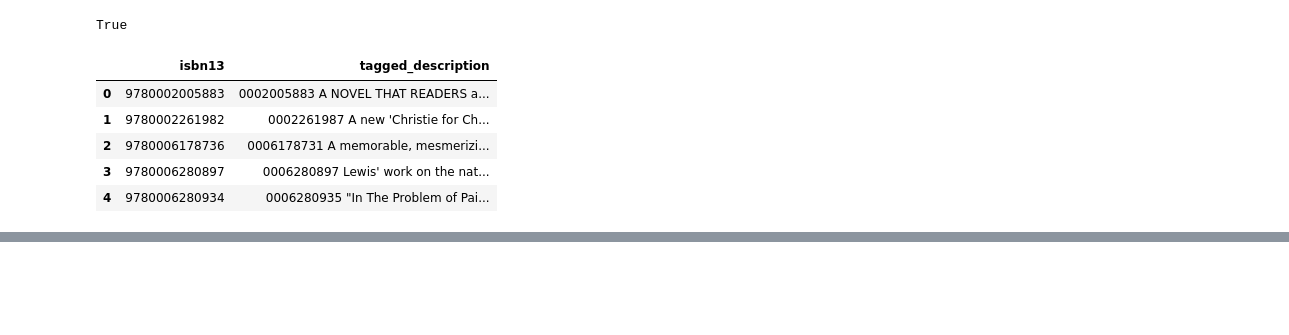
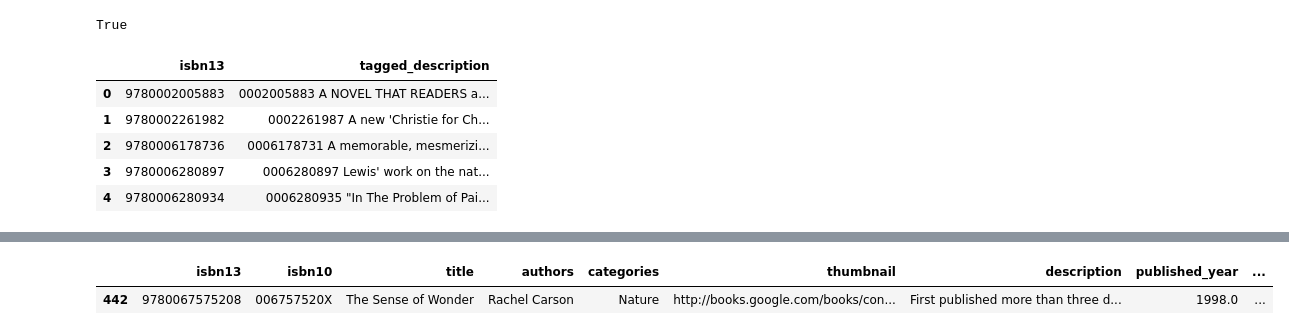
Before and after one commit to girishSaiWork/bookRecommender, a Jupyter notebook: src/jobs/research/vector-search.ipynb, the cells around one changed output, grey strips where cells are left out. Saved outputs shown, nothing was run; the diff lists cells and outputs as text; code cells hidden in the pictures; blank space fills up the shorter version.

Commit message:
Vector search retriever

```diff
--- a/src/jobs/research/vector-search.ipynb
+++ b/src/jobs/research/vector-search.ipynb
@@ -13,8 +13,8 @@ load_dotenv()
 True
 # %%
 import pandas as pd
-file_path = r"C:\Users\saigi\PycharmProjects\bookRecommender\data\books_cleaned.csv"
-books = pd.read_csv(file_path)
+cleaned_file_path = r"C:\Users\saigi\PycharmProjects\bookRecommender\data\books_cleaned.csv"
+books = pd.read_csv(cleaned_file_path)
 # %%
 books[["isbn13","tagged_description"]].head()
 # %% [output]
@@ -33,0 +29,4 @@ Index(['isbn13', 'isbn10', 'title', 'authors', 'categories', 'thumbnail',
+# %%
+raw_documents = TextLoader("tagged_description.txt", encoding="utf-8").load()
+text_splitter = CharacterTextSplitter(chunk_size=0,chunk_overlap=0,separator='\n')
+documents = text_splitter.split_documents(raw_documents)
@@ -47,0 +61,9 @@ vector_store = PGVector(
+# %%
+COLLECTION_NAME = 'books_description_vectors'
+
+db_books = PGVector.from_documents(
+    embedding=ollama_embeddings,
+    documents=documents,
+    collection_name=COLLECTION_NAME,
+    connection_string=CONNECTION_STRING,
+)
@@ -47,0 +78,4 @@ vector_store = PGVector(
+# %%
+query = "A book to teach children about nature"
+docs = db_books.similarity_search(query, k = 10)
+docs
@@ -47,0 +93,7 @@ vector_store = PGVector(
+# %%
+retrived_str=docs[0].page_content.split()[0].strip().replace('"', '')
+# retrived_str = retrived_str.replace('"', '')
+books[books["isbn10"] == retrived_str]
+# %% [output]
+|  | isbn13 | isbn10 | title | authors | categories | thumbnail | description | published_year | ... |
+| 442 | 9780067575208 | 006757520X | The Sense of Wonder | Rachel Carson | Nature | http://books.google.com/books/con... | First published more than three d... | 1998.0 | ... |
```
Also changed, not shown: parts of 9 cells of this notebook.
